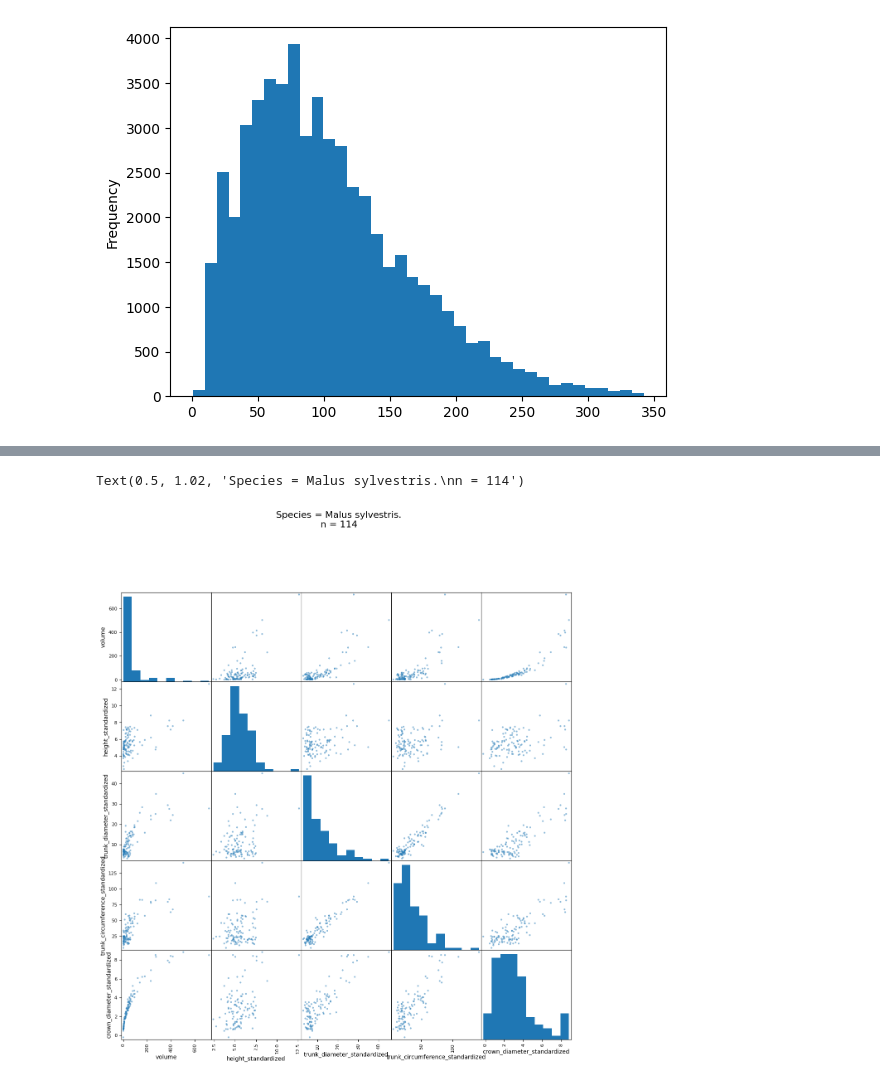
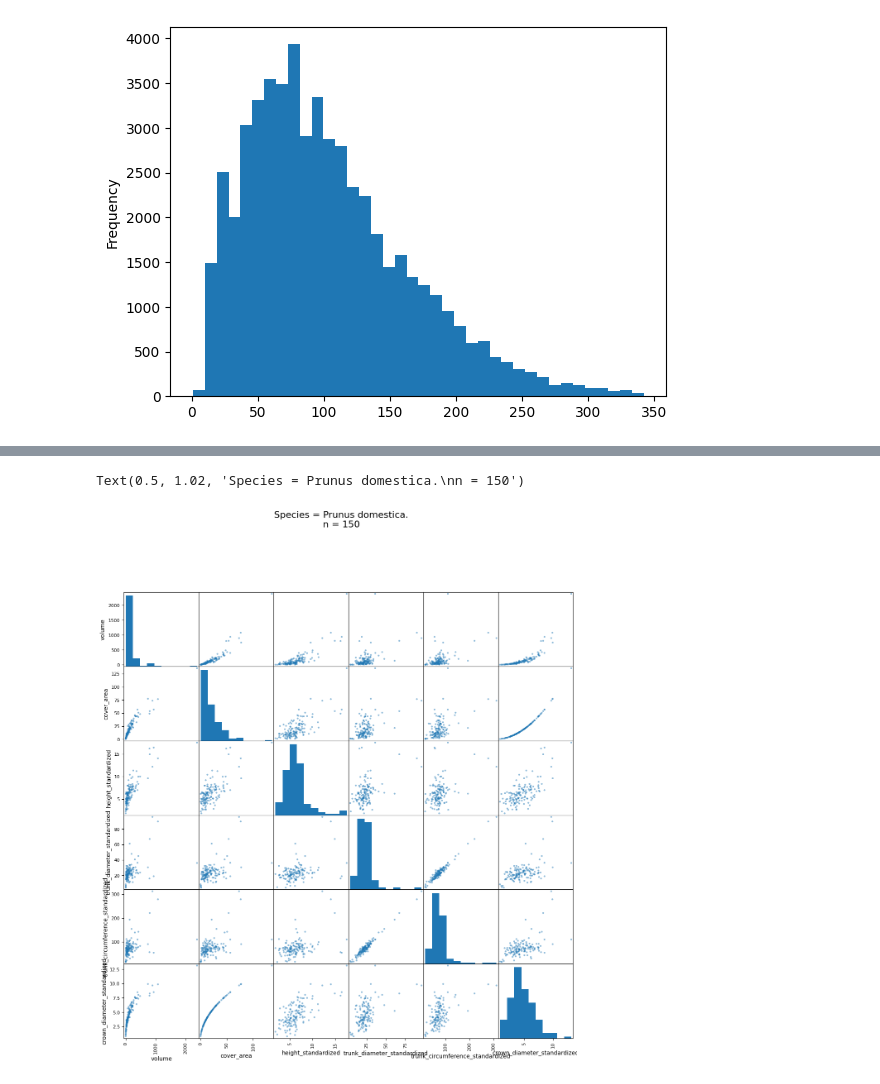
Before and after one commit to Claritatem/Urban-Trees, a Jupyter notebook: python/EDA_20260210.ipynb, the cells around one changed output, grey strips where cells are left out. Drawn from its saved outputs; the diff is of its cells as text; code cells hidden in the pictures.

```diff
--- a/python/EDA_20260210.ipynb
+++ b/python/EDA_20260210.ipynb
@@ -514,6 +442,8 @@ array([[<Axes: xlabel='height_standardized', ylabel='height_standardized'>,
 # %%
 # generate baseline abstraction feature: volume
 gdf['volume'] = gdf['height_standardized'] * (math.pi*((gdf['crown_diameter_standardized']/2)**2))
+# generate baseline abstraction feature: cover_area
+gdf['cover_area'] = (math.pi*((gdf['crown_diameter_standardized']/2)**2))
 # %%
 # sample per species metrics from qualified subset with abstraction
 rand_species = random.choice(valid_species)
@@ -539,15 +469,15 @@ gdf.loc[(gdf['botanical_species_formal_name'] == rand_species) & (gdf['in_qualif
 # %%
 # matrix by species
 rand_species = random.choice(valid_species)
 # print(f'Species = {rand_species}.\nn = {gdf[gdf['botanical_species_formal_name'] == rand_species].shape[0]}')
-data_subset = gdf[['volume','height_standardized','trunk_diameter_standardized','trunk_circumference_standardized','crown_diameter_standardized']]\
+data_subset = gdf[['volume','cover_area','height_standardized','trunk_diameter_standardized','trunk_circumference_standardized','crown_diameter_standardized']]\
     [(gdf['botanical_species_formal_name'] == rand_species) & (gdf['in_qualified_cohort'])]
 scatter_matrix(data_subset, figsize=(14,14), )
 plt.suptitle(f'Species = {rand_species}.\nn = {gdf[gdf['botanical_species_formal_name'] == rand_species].shape[0]}', fontsize=16, y=1.02)
 
 # This strengthens my suspicion of a unique per species contribution
 # %% [output]
-Text(0.5, 1.02, 'Species = Malus sylvestris.\nn = 114')
+Text(0.5, 1.02, 'Species = Prunus domestica.\nn = 150')
-[figure, old version]
+[figure, new version]
 # %%
 # matrix by species - comparison
```
Also changed, not shown: parts of 9 cells of this notebook, 42 other files.
